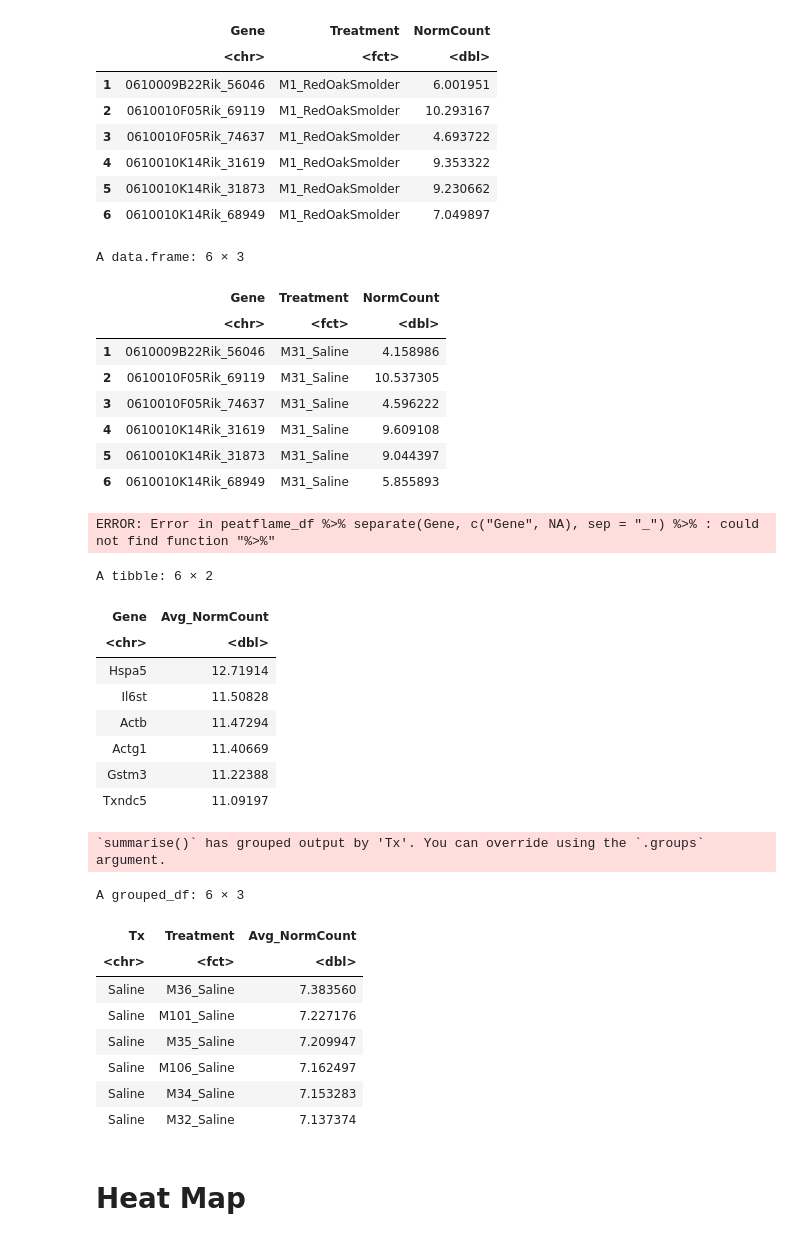
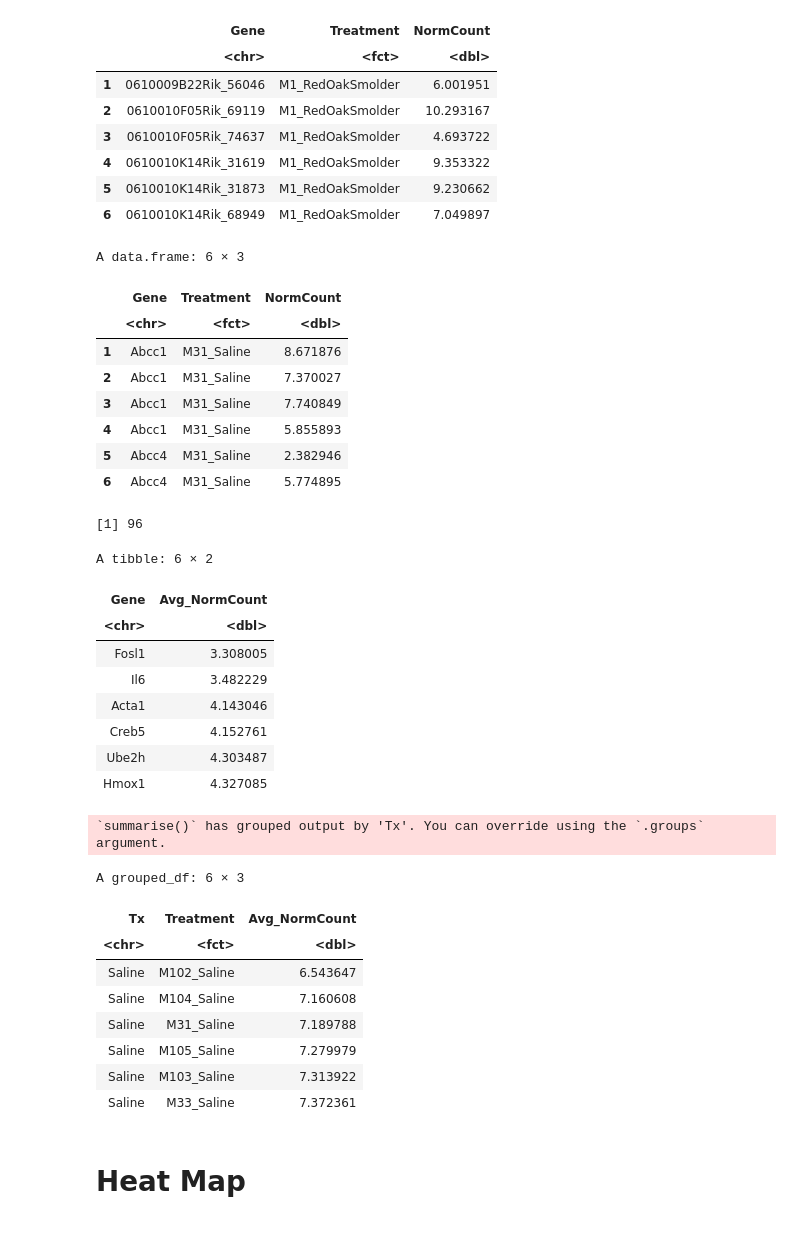
Before and after one commit to Ragerlab/P1013.-Microbiome-Peanut-Allergy, a Jupyter notebook: Gene Expression Heat Map.ipynb, the cells around one changed output. Drawn from its saved outputs; the diff is of its cells as text; code cells hidden in the pictures.

```diff
--- a/Gene Expression Heat Map.ipynb
+++ b/Gene Expression Heat Map.ipynb
@@ -67,19 +67,27 @@ A data.frame: 6 × 3
 | 5 | 0610010K14Rik_31873 | M1_RedOakSmolder | 9.230662 |
 | 6 | 0610010K14Rik_68949 | M1_RedOakSmolder | 7.049897 |
 # %%
-peatflame_df = gene_expression_data %>%
+pathway_peatflame_df = gene_expression_data %>%
     #removing exposures that aren't peat flame or saline
     filter(grepl("PeatFlame", Treatment) | grepl("Saline", Treatment)) %>%
     #removing heart samples
-    filter(!grepl("MH", Treatment))
-head(peatflame_df)
+    filter(!grepl("MH", Treatment)) %>%
+    #removing extra numbers after the underscore to make the next step easier
+    separate(Gene, c("Gene", NA), sep = "_") %>%
+    filter(tolower(Gene) %in% tolower(pathway_mRNAs$Gene))
+
+head(pathway_peatflame_df)
+
+#number of genes in our pathways of interest that will be in the final df
+length(unique(pathway_peatflame_df$Gene))
 # %% [output]
 A data.frame: 6 × 3
 |  | Gene | Treatment | NormCount |
 |  | <chr> | <fct> | <dbl> |
-| 1 | 0610009B22Rik_56046 | M31_Saline | 4.158986 |
-| 2 | 0610010F05Rik_69119 | M31_Saline | 10.537305 |
-| 3 | 0610010F05Rik_74637 | M31_Saline | 4.596222 |
-| 4 | 0610010K14Rik_31619 | M31_Saline | 9.609108 |
-| 5 | 0610010K14Rik_31873 | M31_Saline | 9.044397 |
-| 6 | 0610010K14Rik_68949 | M31_Saline | 5.855893 |
+| 1 | Abcc1 | M31_Saline | 8.671876 |
+| 2 | Abcc1 | M31_Saline | 7.370027 |
+| 3 | Abcc1 | M31_Saline | 7.740849 |
+| 4 | Abcc1 | M31_Saline | 5.855893 |
+| 5 | Abcc4 | M31_Saline | 2.382946 |
+| 6 | Abcc4 | M31_Saline | 5.774895 |
+[1] 96
@@ -111,10 +94,3 @@ unique(pathway_peatflame_df$Gene)
-# %%
-peatflame_df %>%
-    #removing extra numbers after the underscore
-    separate(Gene, c("Gene", NA), sep = "_") %>%
-    filter(tolower(Gene) %in% tolower(pathway_mRNAs$Gene))
-# %% [output]
-ERROR: Error in peatflame_df %>% separate(Gene, c("Gene", NA), sep = "_") %>% : could not find function "%>%"
 # %%
 #now organzing df for heat map
 
@@ -123,7 +99,7 @@ desc_genes_df = pathway_peatflame_df %>%
     mutate(Tx = ifelse(grepl("Saline", Treatment), "Saline", "Peat Flame")) %>%
     group_by(Gene) %>%
     summarize(Avg_NormCount = mean(NormCount)) %>%
-    arrange(-Avg_NormCount)
+    arrange(Avg_NormCount)
 
 head(desc_genes_df)
 
@@ -132,29 +108,29 @@ desc_treatment_df = pathway_peatflame_df %>%
     mutate(Tx = ifelse(grepl("Saline", Treatment), "Saline", "Peat Flame")) %>%
     group_by(Tx, Treatment) %>%
     summarize(Avg_NormCount = mean(NormCount)) %>%
-    arrange(desc(Tx), -Avg_NormCount)
+    arrange(desc(Tx), Avg_NormCount)
 
 head(desc_treatment_df)
 # %% [output]
 A tibble: 6 × 2
 | Gene | Avg_NormCount |
 | <chr> | <dbl> |
-| Hspa5 | 12.71914 |
-| Il6st | 11.50828 |
-| Actb | 11.47294 |
-| Actg1 | 11.40669 |
-| Gstm3 | 11.22388 |
-| Txndc5 | 11.09197 |
+| Fosl1 | 3.308005 |
+| Il6 | 3.482229 |
+| Acta1 | 4.143046 |
+| Creb5 | 4.152761 |
+| Ube2h | 4.303487 |
+| Hmox1 | 4.327085 |
 `summarise()` has grouped output by 'Tx'. You can override using the `.groups` argument.
 A grouped_df: 6 × 3
 | Tx | Treatment | Avg_NormCount |
 | <chr> | <fct> | <dbl> |
-| Saline | M36_Saline | 7.383560 |
-| Saline | M101_Saline | 7.227176 |
-| Saline | M35_Saline | 7.209947 |
-| Saline | M106_Saline | 7.162497 |
-| Saline | M34_Saline | 7.153283 |
-| Saline | M32_Saline | 7.137374 |
+| Saline | M102_Saline | 6.543647 |
+| Saline | M104_Saline | 7.160608 |
+| Saline | M31_Saline | 7.189788 |
+| Saline | M105_Saline | 7.279979 |
+| Saline | M103_Saline | 7.313922 |
+| Saline | M33_Saline | 7.372361 |
 # %% [markdown]
 # Heat Map
 # %%
```
Also changed, not shown: parts of 4 cells of this notebook.
